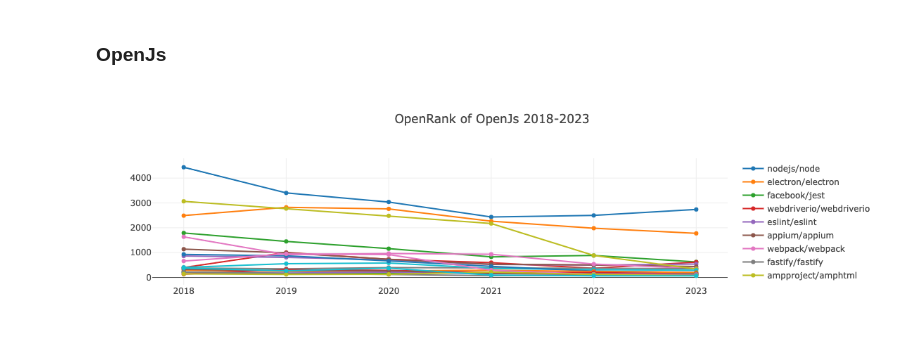
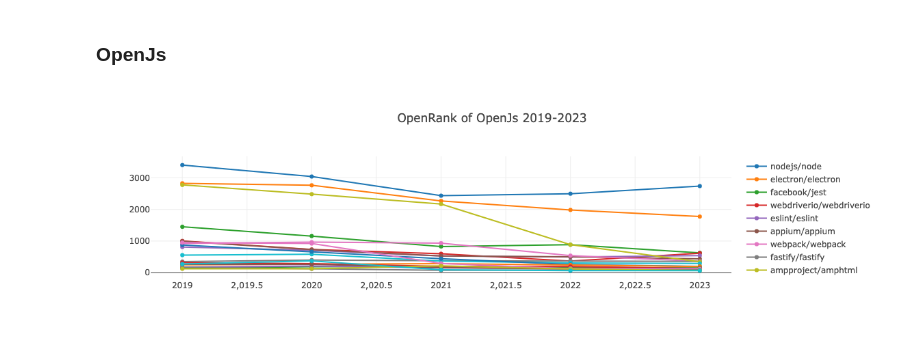
Before and after one commit to PureNatural/open-digger, a Jupyter notebook: notebook/China_open_source_foundation_report_2023.ipynb, the cells around one changed output. Cells and saved outputs as stored; diff of their text form; code cells hidden in the pictures.

```diff
--- a/notebook/China_open_source_foundation_report_2023.ipynb
+++ b/notebook/China_open_source_foundation_report_2023.ipynb
@@ -315,6 +340,6 @@ processTechFieldData(':foundations/openinfra', 'OpenInfra');
 # %% [markdown]
 ### OpenJs
 # %%
-processTechFieldData(':foundations/openjs', 'OpenJs');
+processTechFieldData(':foundations/linux_foundation/openjs', 'OpenJs');
 # %% [output]
-[figure, old version]
+[figure, new version]
```
Also changed, not shown: parts of 17 cells of this notebook.
